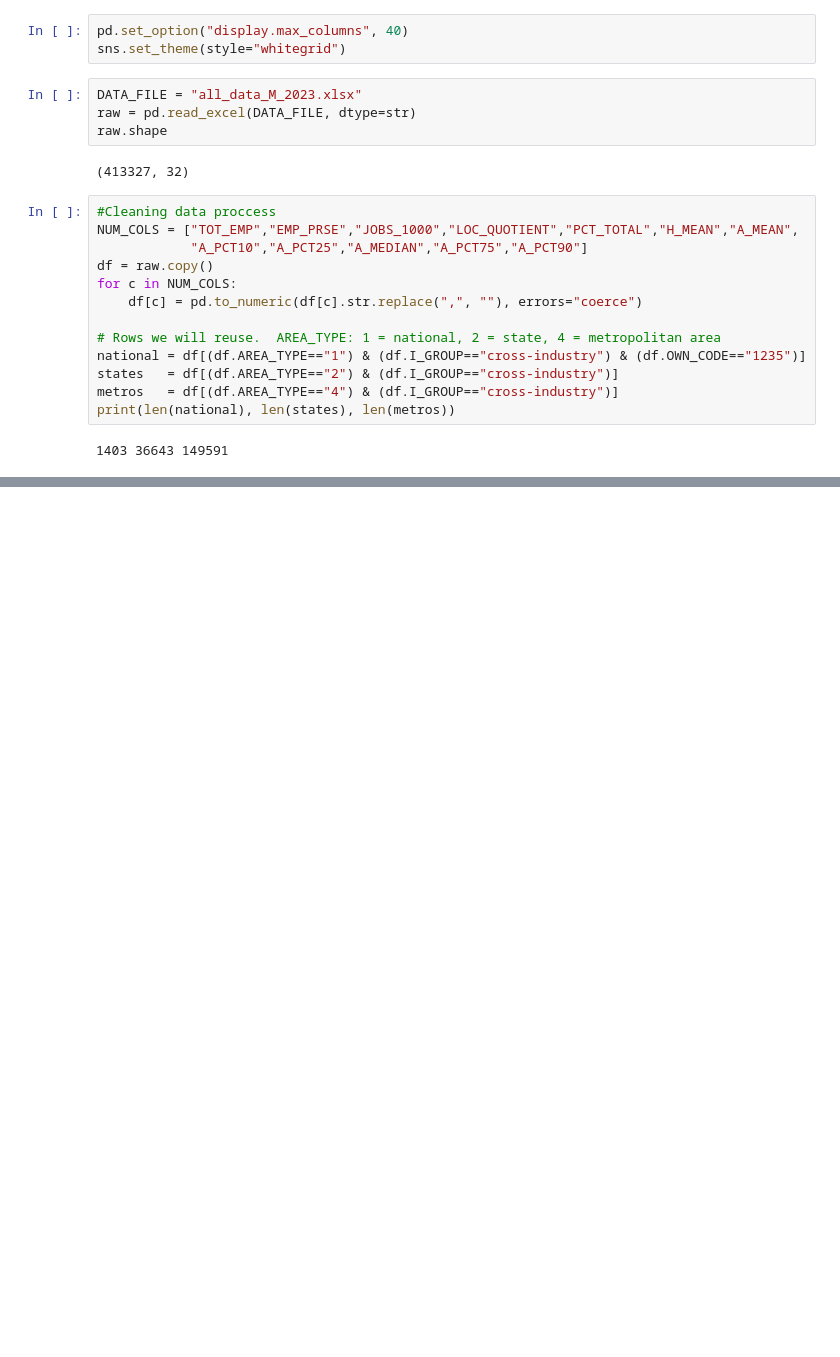
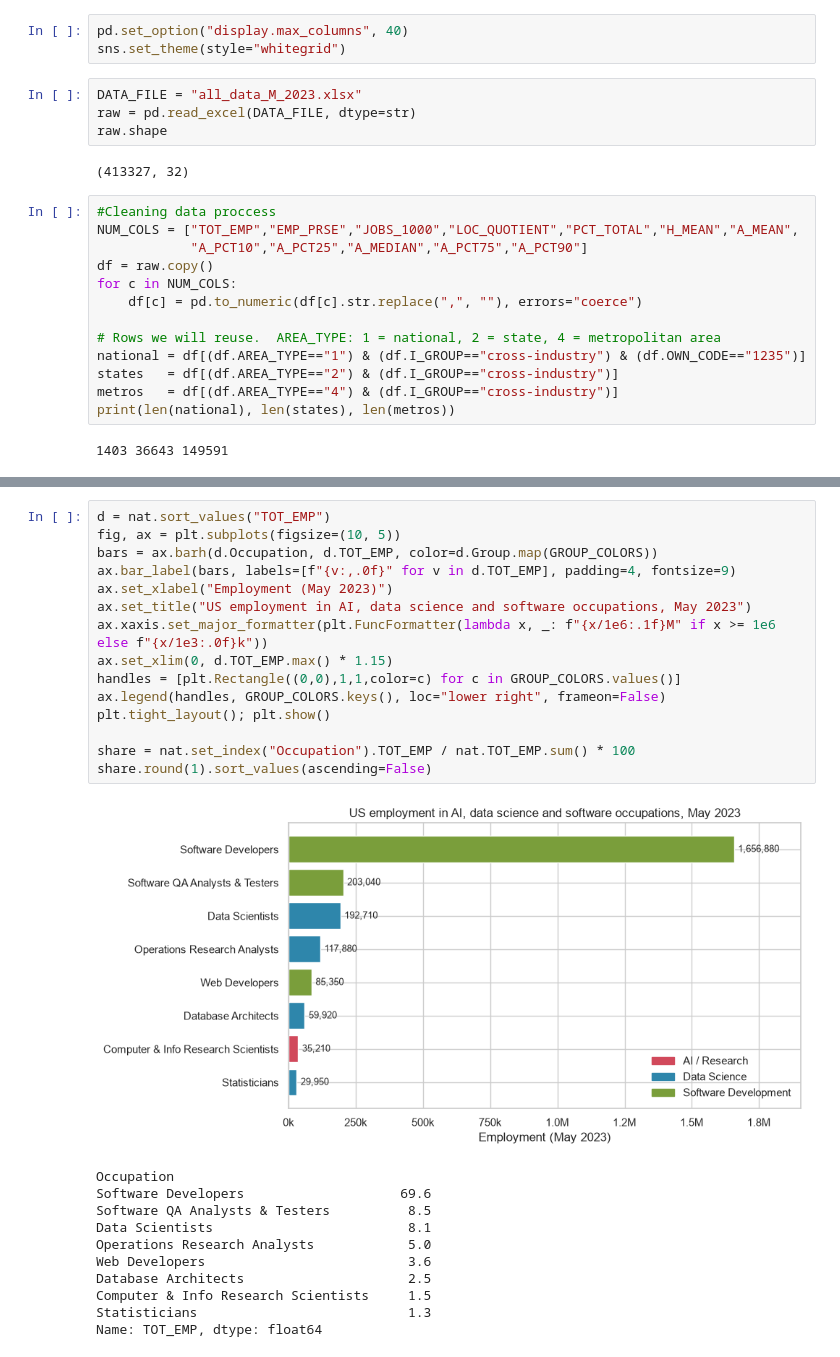
Before and after one commit to AlexSCollegec/CA1-DataVisualization-Taufique-4year, a Jupyter notebook: CA1-data-visualization-4year.ipynb, the cells around one changed output, grey strips where cells are left out. Drawn from its saved outputs; the diff is of its cells as text; blank space fills up the shorter version.

```diff
--- a/CA1-data-visualization-4year.ipynb
+++ b/CA1-data-visualization-4year.ipynb
@@ -78,0 +83,27 @@ Statisticians are at 29950.0 as the smallest group here.
+# %%
+d = nat.sort_values("TOT_EMP")
+fig, ax = plt.subplots(figsize=(10, 5))
+bars = ax.barh(d.Occupation, d.TOT_EMP, color=d.Group.map(GROUP_COLORS))
+ax.bar_label(bars, labels=[f"{v:,.0f}" for v in d.TOT_EMP], padding=4, fontsize=9)
+ax.set_xlabel("Employment (May 2023)")
+ax.set_title("US employment in AI, data science and software occupations, May 2023")
+ax.xaxis.set_major_formatter(plt.FuncFormatter(lambda x, _: f"{x/1e6:.1f}M" if x >= 1e6 else f"{x/1e3:.0f}k"))
+ax.set_xlim(0, d.TOT_EMP.max() * 1.15)
+handles = [plt.Rectangle((0,0),1,1,color=c) for c in GROUP_COLORS.values()]
+ax.legend(handles, GROUP_COLORS.keys(), loc="lower right", frameon=False)
+plt.tight_layout(); plt.show()
+
+share = nat.set_index("Occupation").TOT_EMP / nat.TOT_EMP.sum() * 100
+share.round(1).sort_values(ascending=False)
+# %% [output]
+[figure, added]
+Occupation
+Software Developers                    69.6
+Software QA Analysts & Testers          8.5
+Data Scientists                         8.1
+Operations Research Analysts            5.0
+Web Developers                          3.6
+Database Architects                     2.5
+Computer & Info Research Scientists     1.5
+Statisticians                           1.3
+Name: TOT_EMP, dtype: float64
```
Also changed, not shown: parts of 2 cells of this notebook.
